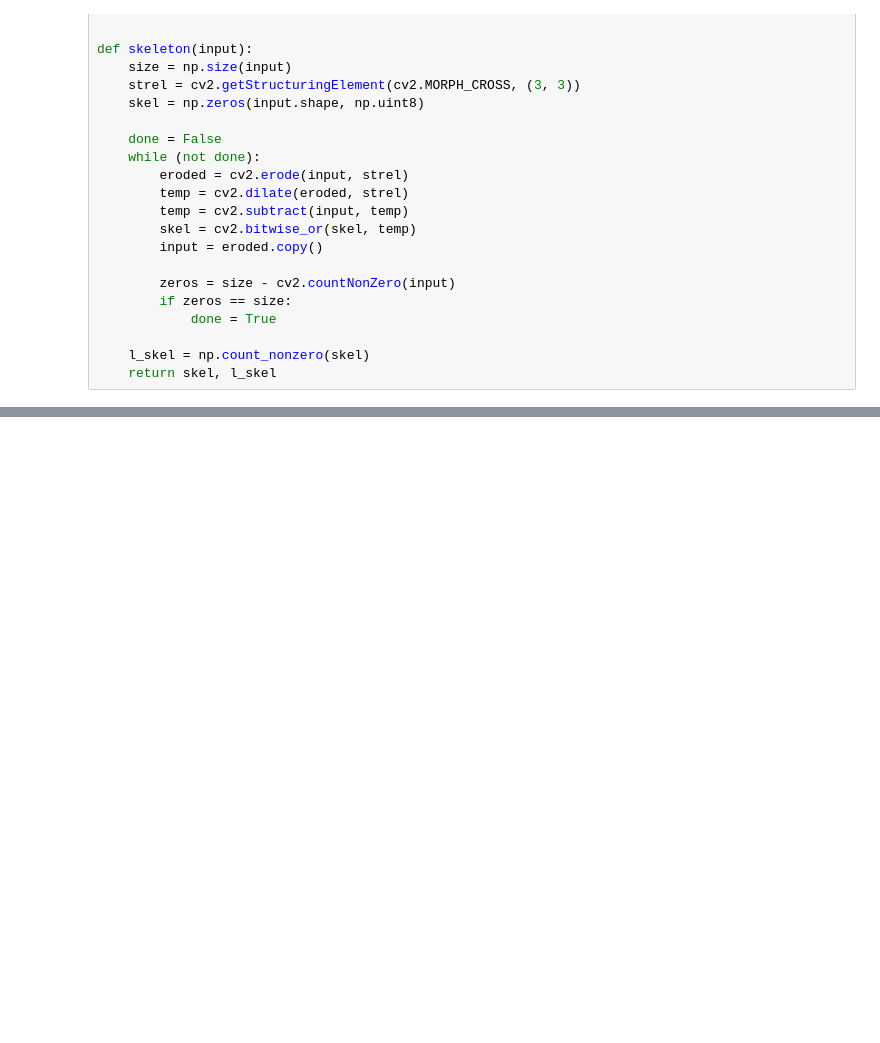
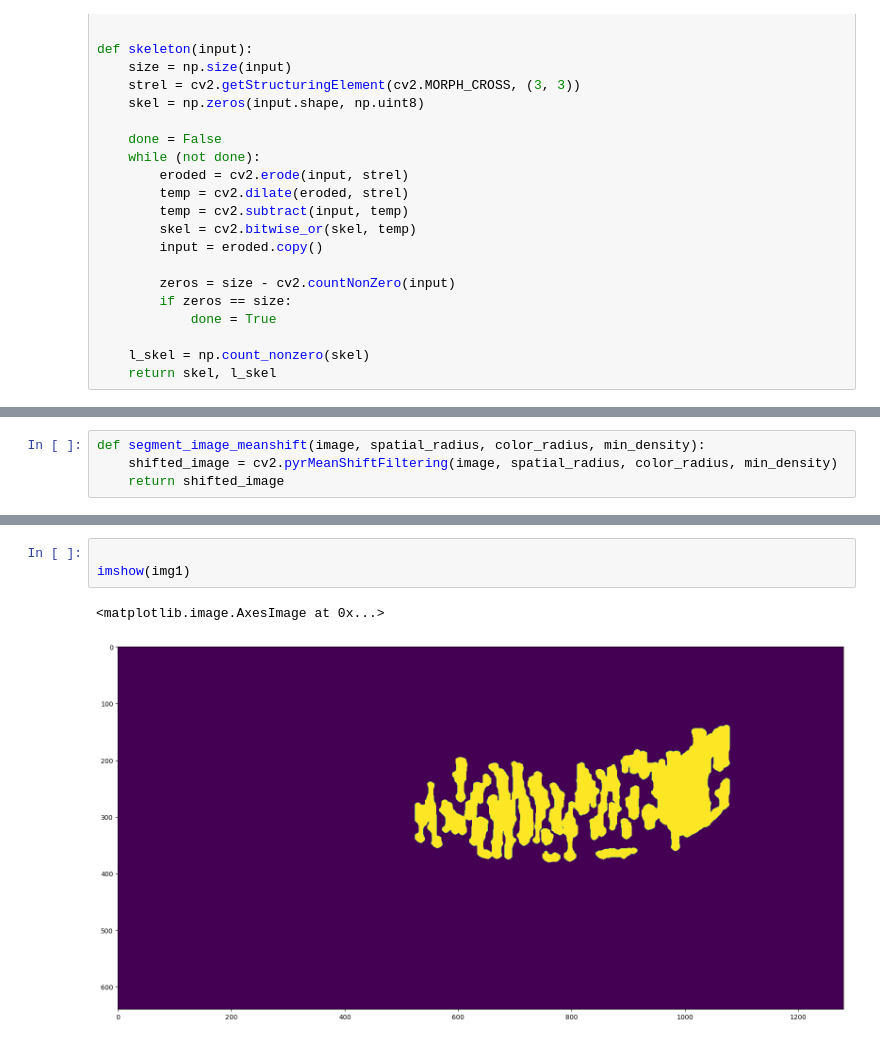
Before and after one commit to oykudiribas/Meibo-segment, a Jupyter notebook: src/main_nb.ipynb, the cells around one changed output, grey strips where cells are left out. Saved outputs shown, nothing was run; the diff lists cells and outputs as text; blank space fills up the shorter version.

```diff
--- a/src/main_nb.ipynb
+++ b/src/main_nb.ipynb
@@ -252,0 +325,4 @@ imshow(img_res)
+# %%
+def segment_image_meanshift(image, spatial_radius, color_radius, min_density):
+    shifted_image = cv2.pyrMeanShiftFiltering(image, spatial_radius, color_radius, min_density)
+    return shifted_image
@@ -252,0 +563,6 @@ imshow(img_res)
+# %%
+
+imshow(img1)
+# %% [output]
+<matplotlib.image.AxesImage at 0x...>
+[figure, added]
```
Also changed, not shown: parts of 24 cells of this notebook.
